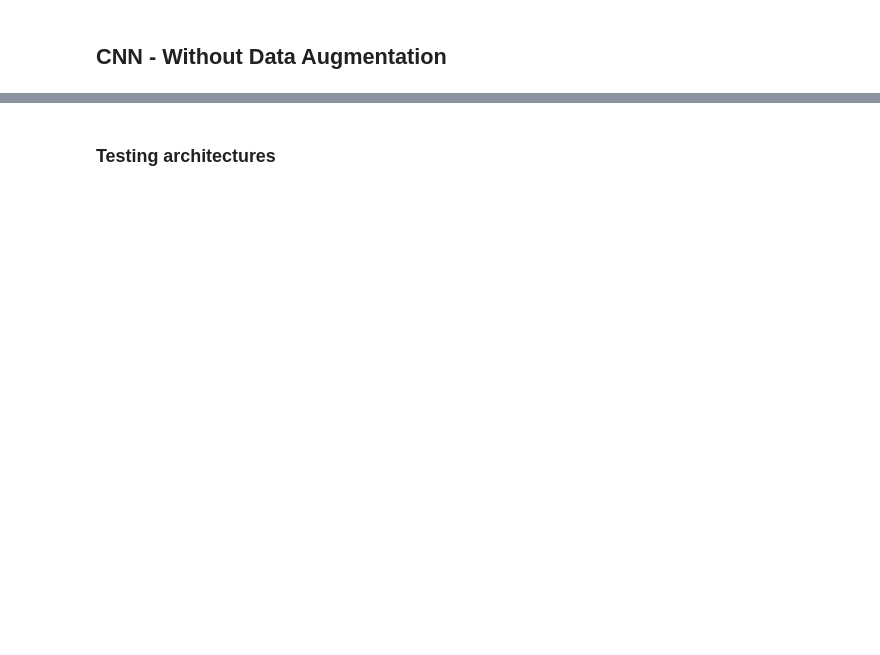
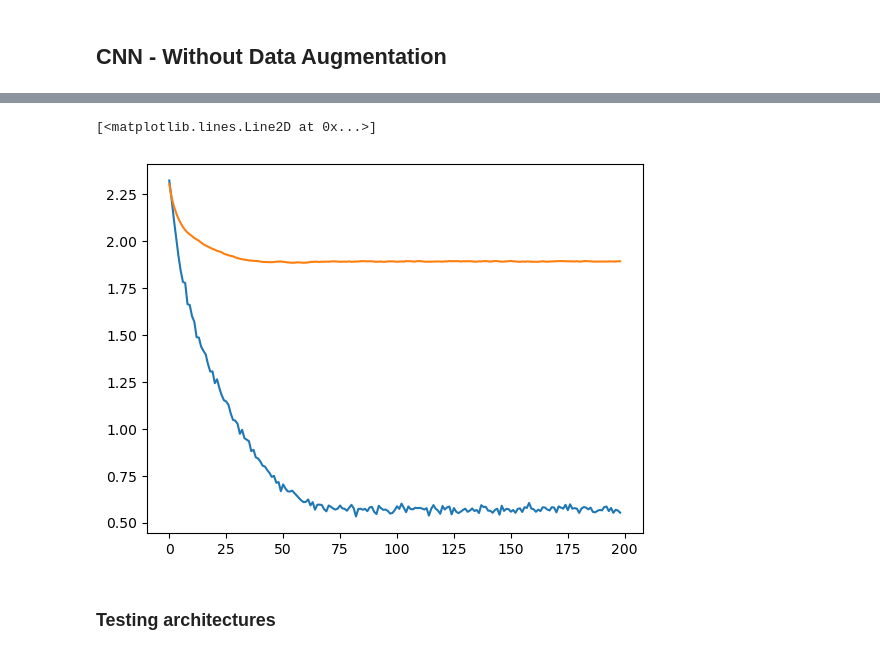
Before and after one commit to santiviquez/noisy-human-recognition, a Jupyter notebook: sound-classification.ipynb, the cells around one changed output, grey strips where cells are left out. Drawn from its saved outputs; the diff is of its cells as text; code cells hidden in the pictures; blank space fills up the shorter version.

```diff
--- a/sound-classification.ipynb
+++ b/sound-classification.ipynb
@@ -500,13 +542,14 @@ class CNN(nn.Module):
 # %%
 # Function to save the model
 def save_model():
-    path = "./CNN_MODEL.pth"
+    path = "./models/CNN_MODEL.pth"
     torch.save(net.state_dict(), path)
 
 
 def train(num_epochs):
     best_accuracy_value = 0.0
-
+    train_loss_list = []
+    val_loss_list = []
     print("Begin Training")
     for epoch in range(num_epochs):
         running_train_loss = 0.0
@@ -516,6 +559,7 @@ def train(num_epochs):
         total = 0
 
         # training loop
+        net.train()
         for i, data in enumerate(train_loader, 0):
             # get the inputs; data is a list of [inputs, labels]
             inputs, labels = data
@@ -525,7 +569,7 @@ def train(num_epochs):
             optimizer.zero_grad()
 
             # forward + backward + optimize
-            outputs = net(inputs)[:, 0, :]
+            outputs = net(inputs)
             train_loss = criterion(outputs, labels)
             train_loss.backward()
             optimizer.step()
@@ -542,21 +586,23 @@ def train(num_epochs):
         train_accuracy_value = running_train_accuracy / len(train_loader)
 
         # validation loop
+        net.eval()
         with torch.no_grad():
-            net.eval()
             for data in val_loader:
                 inputs, labels = data
-                outputs = net(inputs)[:, 0, :]
+                outputs = net(inputs)
                 val_loss = criterion(outputs, labels)
 
                 _, val_preds = torch.max(outputs, 1)
                 running_val_loss += val_loss.item()
                 total += outputs.size(0)
                 running_val_accuracy += accuracy_score(labels, val_preds)
+        # calculate val loss and val f1-score values
+        val_loss_value = running_val_loss / len(val_loader)
+        val_accuracy_value = running_val_accuracy / len(val_loader)
 
-        # calculate val loss and val f1-score values
-        val_loss_value = running_val_loss/len(val_loader)
-        val_accuracy_value = running_val_accuracy / total
+        # call lr scheduler
+        scheduler.step(val_loss_value)
 
         # Save model is val f1-score is the best
         if val_accuracy_value > best_accuracy_value:
@@ -564,8 +610,12 @@ def train(num_epochs):
             best_accuracy_value = val_accuracy_value
 
         # Print the statistics of the epoch
+        train_loss_list.append(train_loss_value)
+        val_loss_list.append(val_loss_value)
+        print(f'Current lr: {optimizer.param_groups[0]["lr"]}')
         print('Completed training batch', epoch, 'Train Loss: %.4f' %train_loss_value,
               'Val Loss: %.4f' %val_loss_value, 'Train Accuracy: %.4f' %train_accuracy_value,
               'Val Accuracy: %.4f' %val_accuracy_value)
 
     print('Finished Training')
+    return train_loss_list, val_loss_list
@@ -596,0 +622,6 @@ Finished Training
+# %%
+net = CNN()
+criterion = nn.CrossEntropyLoss()
+optimizer = torch.optim.Adam(net.parameters(), lr=0.0001)
+scheduler = ReduceLROnPlateau(optimizer, 'min',factor=0.5, patience=5)
+train_loss_list, val_loss_list = train(200)
@@ -597,2 +646,8 @@ Finished Training
+# %%
+plt.plot(train_loss_list[0:-1])
+plt.plot(val_loss_list[0:-1])
+# %% [output]
+[<matplotlib.lines.Line2D at 0x...>]
+[figure, added]
 # %% [markdown]
 ### Testing architectures
```
Also changed, not shown: parts of 23 cells of this notebook, 1 other file.
